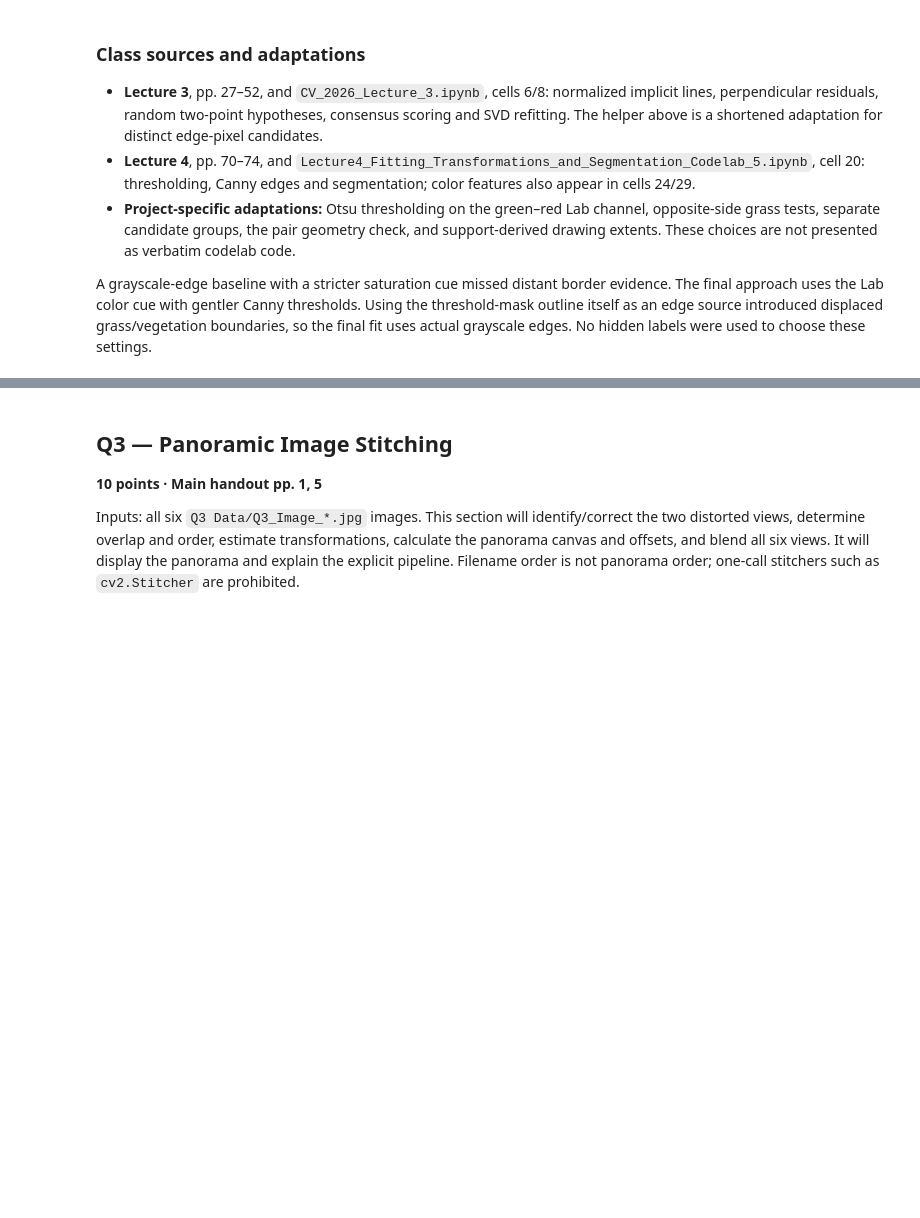
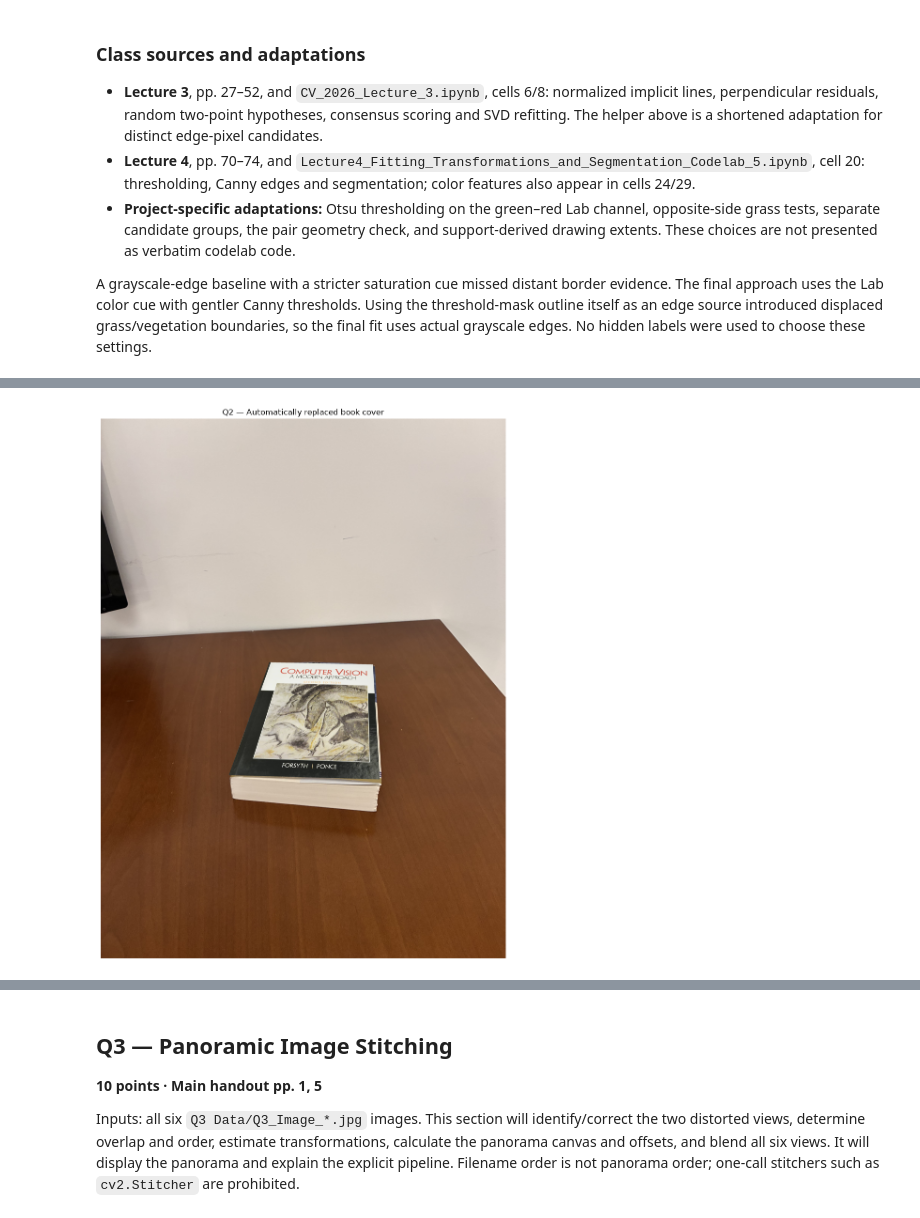
Before and after one commit to rohitfarfad/-CV-Cell-Matching-x-Segmentation, a Jupyter notebook: Q1to4Solution.ipynb, the cells around one changed output, grey strips where cells are left out. Cells and saved outputs as stored; diff of their text form; code cells hidden in the pictures; blank space fills up the shorter version.

```diff
--- a/Q1to4Solution.ipynb
+++ b/Q1to4Solution.ipynb
@@ -144,0 +184,20 @@ Inputs: `Q2 Data/Scene.png`, `Source_Screen.png`, and `replacement_screen.jpg`.
+# %%
+# Warp the artwork and mask from source-cover coordinates into the original scene.
+size = scene.shape[1::-1]
+warped = cv2.warpPerspective(cv2.resize(replacement, (w, h)), H, size,
+                             flags=cv2.INTER_LINEAR, borderMode=cv2.BORDER_REPLICATE)
+mask = cv2.warpPerspective(np.full((h, w), 255, np.uint8), H, size, flags=cv2.INTER_NEAREST)
+result = scene.copy()
+result[mask > 0] = warped[mask > 0]
+q2_dir = Path("outputs/q2")
+q2_dir.mkdir(parents=True, exist_ok=True)
+assert cv2.imwrite(str(q2_dir / "replaced_cover.png"), result)
+assert np.array_equal(result[mask == 0], scene[mask == 0])
+plt.figure(figsize=(9, 12))
+plt.imshow(cv2.cvtColor(result, cv2.COLOR_BGR2RGB))
+plt.title("Q2 — Automatically replaced book cover")
+plt.axis("off")
+plt.tight_layout()
+plt.show()
+# %% [output]
+[figure, added]
```
Also changed, not shown: parts of 8 cells of this notebook, 2 other files.
